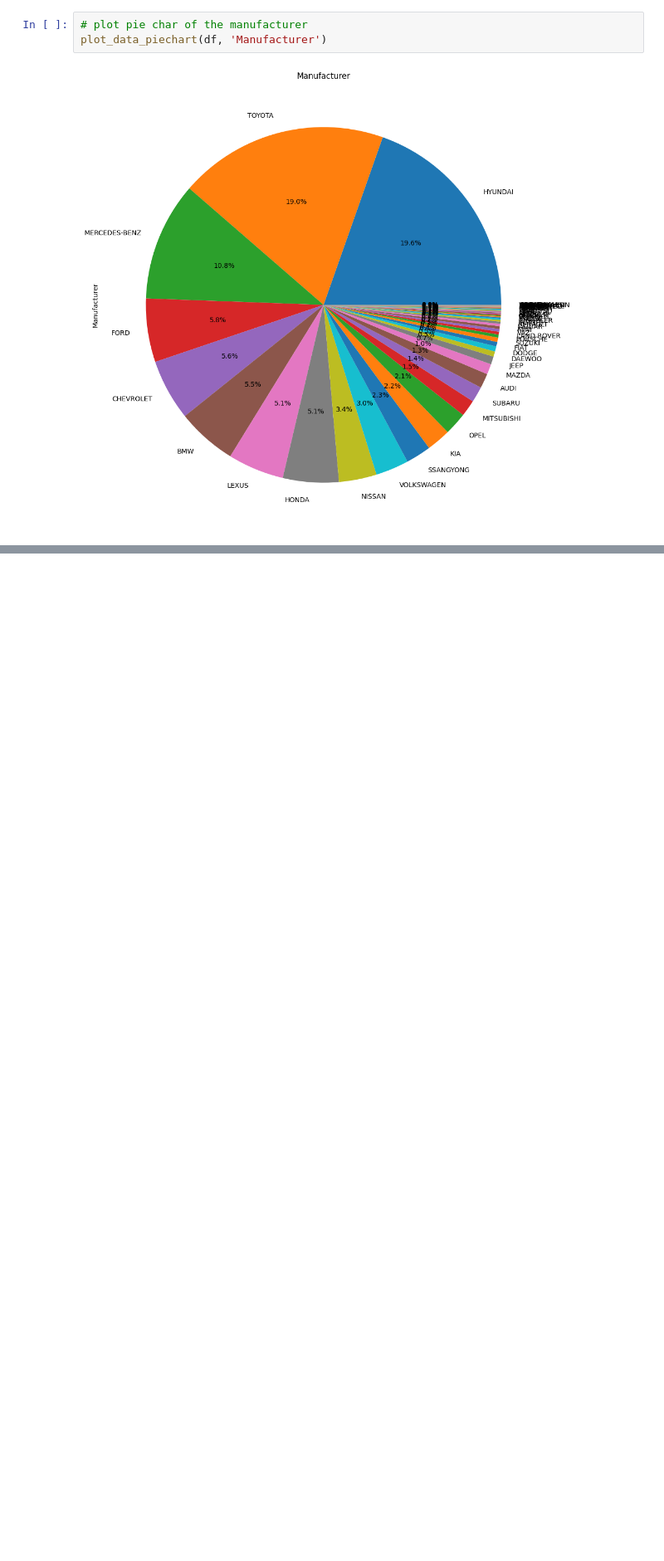
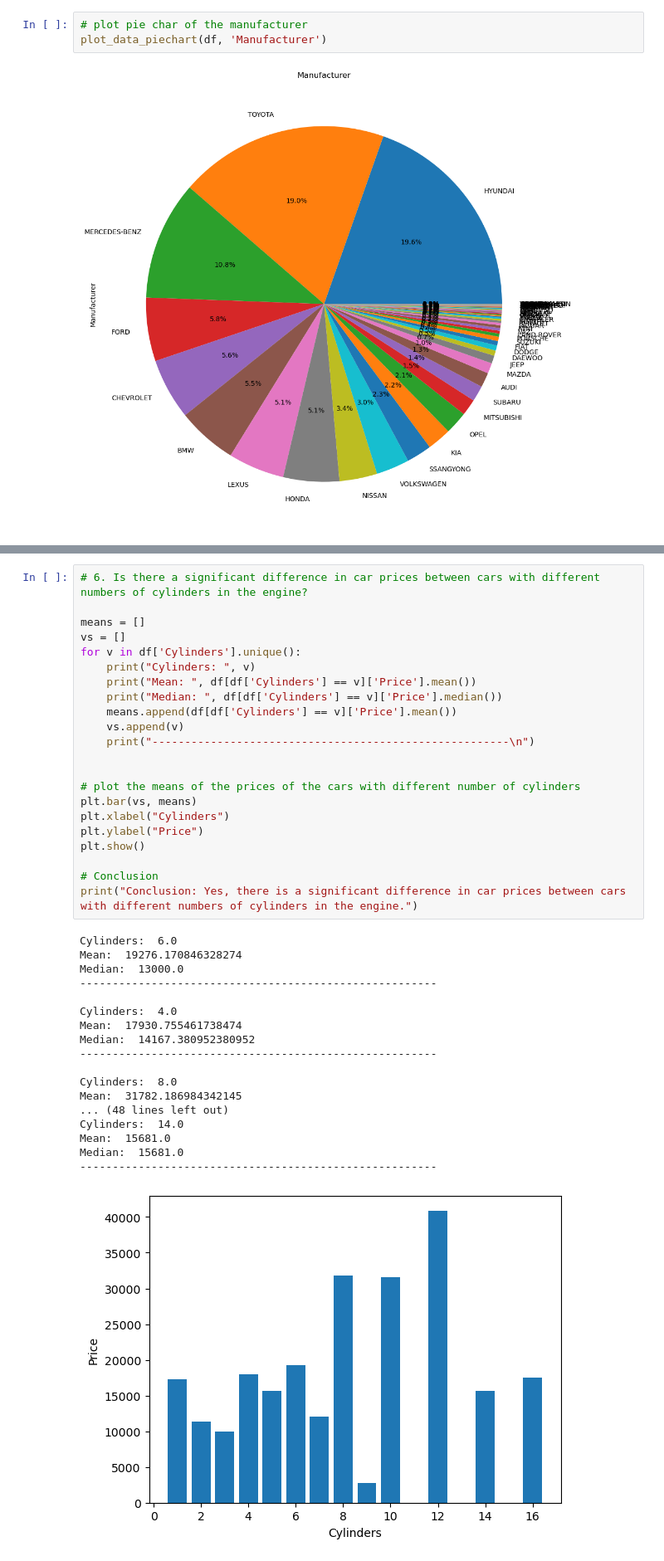
Before and after one commit to BishoyAtef/DS_Project, a Jupyter notebook: data_cleaning.ipynb, the cells around one changed output, grey strips where cells are left out. Shown: that part at 83% size. Cells and saved outputs as stored; diff of their text form; blank space fills up the shorter version.

```diff
--- a/data_cleaning.ipynb
+++ b/data_cleaning.ipynb
@@ -345,0 +447,41 @@ visualize_data(df)
+# %%
+# 6. Is there a significant difference in car prices between cars with different numbers of cylinders in the engine?
+
+means = []
+vs = []
+for v in df['Cylinders'].unique():
+    print("Cylinders: ", v)
+    print("Mean: ", df[df['Cylinders'] == v]['Price'].mean())
+    print("Median: ", df[df['Cylinders'] == v]['Price'].median())
+    means.append(df[df['Cylinders'] == v]['Price'].mean())
+    vs.append(v)
+    print("-------------------------------------------------------\n")
+
+
+# plot the means of the prices of the cars with different number of cylinders
+plt.bar(vs, means)
+plt.xlabel("Cylinders")
+plt.ylabel("Price")
+plt.show()
+
+# Conclusion
+print("Conclusion: Yes, there is a significant difference in car prices between cars with different numbers of cylinders in the engine.")
+# %% [output]
+Cylinders:  6.0
+Mean:  19276.170846328274
+Median:  13000.0
+-------------------------------------------------------
+
+Cylinders:  4.0
+Mean:  17930.755461738474
+Median:  14167.380952380952
+-------------------------------------------------------
+
+Cylinders:  8.0
+Mean:  31782.186984342145
+... (48 lines left out)
+Cylinders:  14.0
+Mean:  15681.0
+Median:  15681.0
+-------------------------------------------------------
+[figure, added]
```
Also changed, not shown: parts of 30 cells of this notebook.
